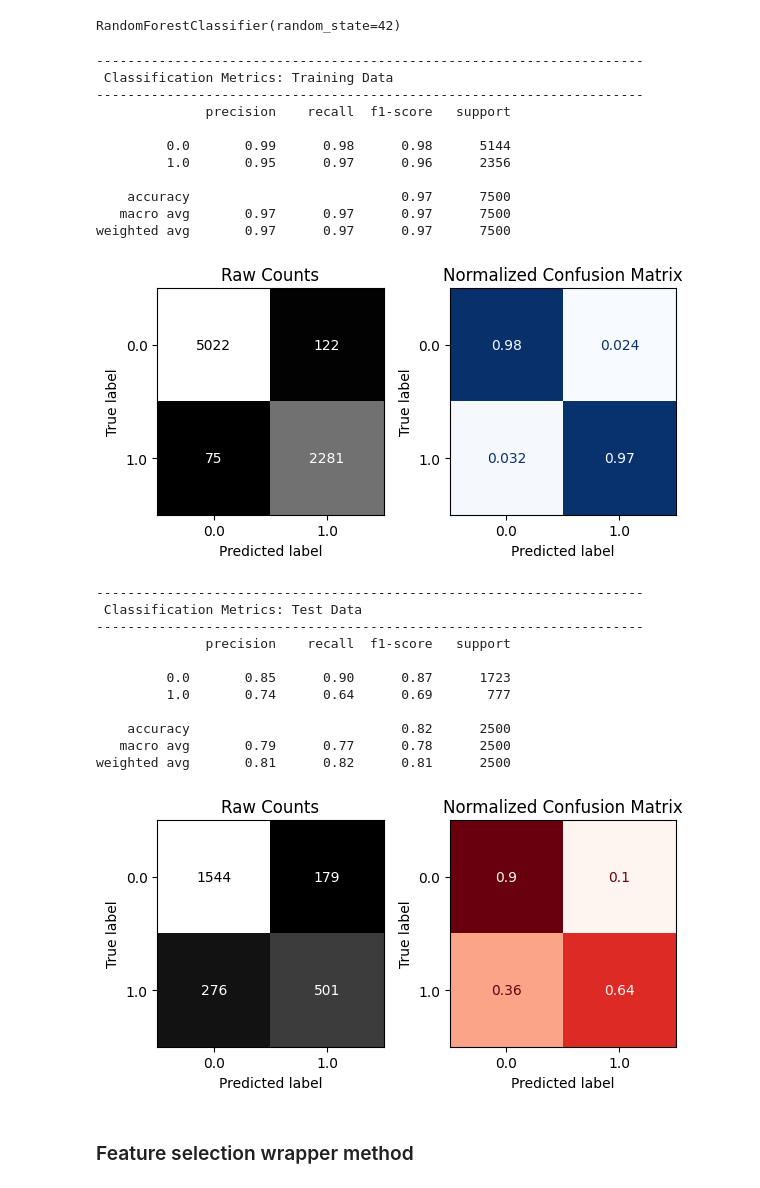
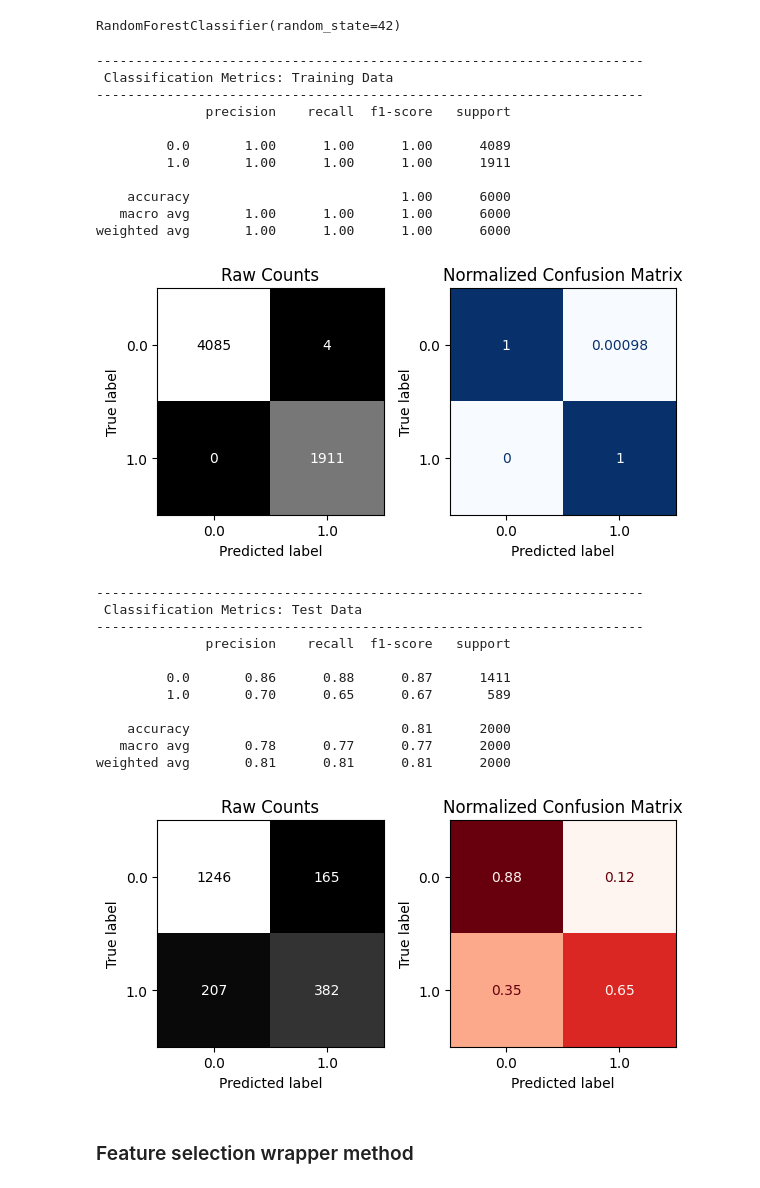
Before and after one commit to Khalil-Salama/Car_insurance-_claim, a Jupyter notebook: Insurance_car_claim.ipynb, the cells around one changed output. Cells and saved outputs as stored; diff of their text form; code cells hidden in the pictures.

```diff
--- a/Insurance_car_claim.ipynb
+++ b/Insurance_car_claim.ipynb
@@ -670,10 +712,15 @@ from sklearn.pipeline import make_pipeline
 
 y= df['OUTCOME']
 X = df.loc[ :, "AGE":"PAST_ACCIDENTS"]
-###runing the X_train, X_test
-X_train, X_test, y_train, y_test = train_test_split(X, y, random_state=42)
+###Split the data into train_val and test data
+X_train_val,X_test,y_train_val,y_test=train_test_split(X, y,test_size=0.2,random_state=42)
+###Split the X_train_val into train and val data
+X_train, X_val, y_train, y_val = train_test_split(X_train_val, y_train_val, random_state=42)
 
-###Display X_train, Y_train
-display(X_train.head(3), y_train.head(3))
-display(y_train.value_counts())
+display(X_train.shape)
+display(X_test.shape)
+display(X_val.shape)
+display(y_train.shape)
+display(y_test.shape)
+display(y_val.shape)
 # %% [output]
@@ -857,6 +904,8 @@ ColumnTransformer(transformers=[('numeric',
 # %%
 ### Transform the training data
 X_train_tf = preprocessor.transform(X_train)
+### Transfrom the val dat
+X_val_tf = preprocessor.transform(X_val)
 ### Transform the testing data
 X_test_tf = preprocessor.transform(X_test)
 ### View the processed training data
@@ -1191,7 +1240,7 @@ Defining 7 PCA's and fitting them on the train data
 # Instantiate & fit data using PCA
 pca = PCA(n_components=7)
 X_train_pca = pca.fit_transform(X_train_tf)
-X_test_pca = pca.transform(X_test_tf)
+X_val_pca = pca.transform(X_val_tf)
 X_train_pca.head()
 # %% [output]
 |  | pca0 | pca1 | pca2 | pca3 | pca4 | pca5 | pca6 |
@@ -1217,5 +1266,5 @@ combined_train.head()
 # %%
 # Combine X and y for test data
-combined_test = pd.concat([X_test_pca, X_test_tf], axis = 1)
-combined_test.head()
+combined_val = pd.concat([X_val_pca, X_val_tf], axis = 1)
+combined_val.head()
 # %% [output]
@@ -1237,32 +1286,32 @@ rf_pca.fit(combined_train, y_train)
 RandomForestClassifier(random_state=42)
 # %%
 ###Obtain complete evaluation for best performing model (k = 21)
-evaluate_classification(rf_pca, combined_train, y_train, combined_test, y_test)
+evaluate_classification(rf_pca, combined_train, y_train, combined_val, y_val)
 # %% [output]
 ----------------------------------------------------------------------
  Classification Metrics: Training Data
 ----------------------------------------------------------------------
               precision    recall  f1-score   support
 
-         0.0       0.99      0.98      0.98      5144
-         1.0       0.95      0.97      0.96      2356
+         0.0       1.00      1.00      1.00      4089
+         1.0       1.00      1.00      1.00      1911
 
-    accuracy                           0.97      7500
-   macro avg       0.97      0.97      0.97      7500
-weighted avg       0.97      0.97      0.97      7500
+    accuracy                           1.00      6000
+   macro avg       1.00      1.00      1.00      6000
+weighted avg       1.00      1.00      1.00      6000
-[figure, old version]
+[figure, new version]
 ----------------------------------------------------------------------
  Classification Metrics: Test Data
 ----------------------------------------------------------------------
               precision    recall  f1-score   support
 
-         0.0       0.85      0.90      0.87      1723
-         1.0       0.74      0.64      0.69       777
+         0.0       0.86      0.88      0.87      1411
+         1.0       0.70      0.65      0.67       589
 
-    accuracy                           0.82      2500
-   macro avg       0.79      0.77      0.78      2500
-weighted avg       0.81      0.82      0.81      2500
+    accuracy                           0.81      2000
+   macro avg       0.78      0.77      0.77      2000
+weighted avg       0.81      0.81      0.81      2000
-[figure, old version]
+[figure, new version]
 # %% [markdown]
 ###  Feature selection wrapper method
 # %%
```
Also changed, not shown: parts of 53 cells of this notebook.
